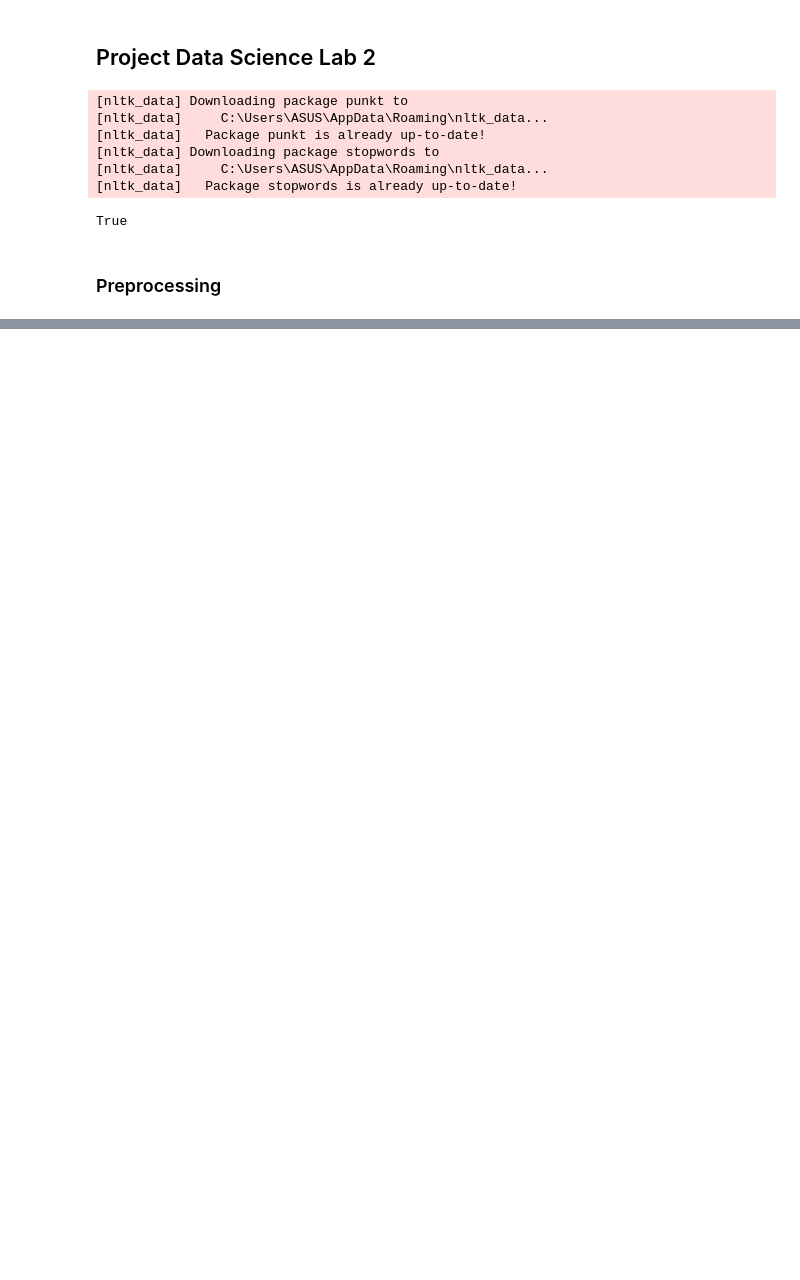
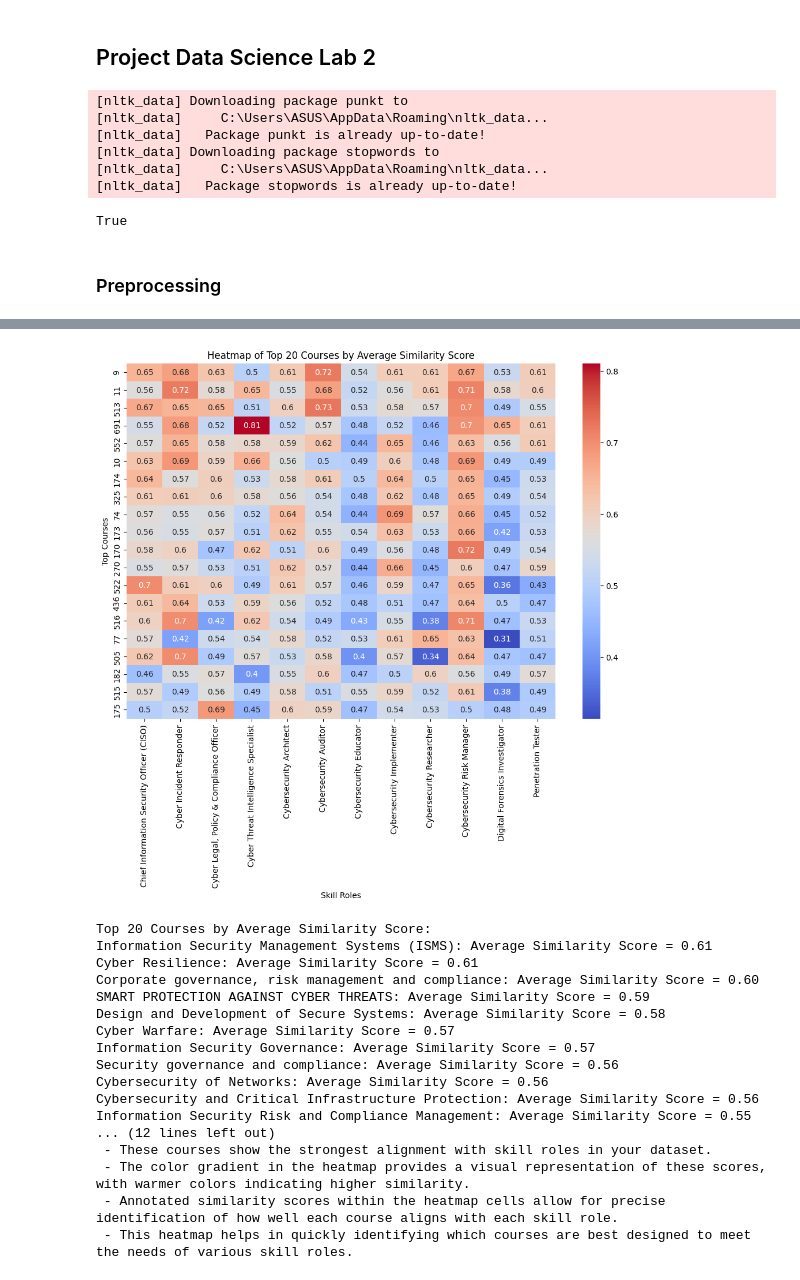
Before and after one commit to enzeeeh/ds-project, a Jupyter notebook: ds-lab2/main/main.ipynb, the cells around one changed output, grey strips where cells are left out. Drawn from its saved outputs; the diff is of its cells as text; code cells hidden in the pictures; blank space fills up the shorter version.

```diff
--- a/ds-lab2/main/main.ipynb
+++ b/ds-lab2/main/main.ipynb
@@ -383,0 +511,52 @@ Number of courses not aligned with any skill roles: 312
+# %%
+# 1. Add the "Course Title" column to the DataFrame
+similarity_df['Course Title'] = course_titles
+
+# 2. Identify the top 20 courses by their average similarity score
+top_courses_with_scores = similarity_df.iloc[:, :-1].mean(axis=1).nlargest(20)  # Excluding the last column before adding 'Course Title'
+top_courses = top_courses_with_scores.index
+
+# 3. Create a heatmap for the top 20 courses
+plt.figure(figsize=(12, 8))
+sns.heatmap(similarity_df.loc[top_courses, similarity_df.columns[:-1]], annot=True, cmap='coolwarm')
+plt.title('Heatmap of Top 20 Courses by Average Similarity Score')
+plt.xlabel('Skill Roles')
+plt.ylabel('Top Courses')
+plt.show()
+
+# 4. Print the top 20 courses with their average similarity scores using the "Course Title" column
+print("Top 20 Courses by Average Similarity Score:")
+for course in top_courses_with_scores.index:
+    avg_score = top_courses_with_scores.loc[course]
+    course_name = similarity_df.loc[course, 'Course Title']
+    print(f"{course_name}: Average Similarity Score = {avg_score:.2f}")
+
+# 5. Key insights from the heatmap
+max_score = top_courses_with_scores.max()
+min_score = top_courses_with_scores.min()
+
+print("\nKey Insights from the Heatmap:")
+print(f" - The top 20 courses were selected based on their average similarity scores, which range from {min_score:.2f} to {max_score:.2f}.")
+print(f" - These courses show the strongest alignment with skill roles in your dataset.")
+print(" - The color gradient in the heatmap provides a visual representation of these scores, with warmer colors indicating higher similarity.")
+print(" - Annotated similarity scores within the heatmap cells allow for precise identification of how well each course aligns with each skill role.")
+print(" - This heatmap helps in quickly identifying which courses are best designed to meet the needs of various skill roles.")
+# %% [output]
+[figure, added]
+Top 20 Courses by Average Similarity Score:
+Information Security Management Systems (ISMS): Average Similarity Score = 0.61
+Cyber Resilience: Average Similarity Score = 0.61
+Corporate governance, risk management and compliance: Average Similarity Score = 0.60
+SMART PROTECTION AGAINST CYBER THREATS: Average Similarity Score = 0.59
+Design and Development of Secure Systems: Average Similarity Score = 0.58
+Cyber Warfare: Average Similarity Score = 0.57
+Information Security Governance: Average Similarity Score = 0.57
+Security governance and compliance: Average Similarity Score = 0.56
+Cybersecurity of Networks: Average Similarity Score = 0.56
+Cybersecurity and Critical Infrastructure Protection: Average Similarity Score = 0.56
+Information Security Risk and Compliance Management: Average Similarity Score = 0.55
+... (12 lines left out)
+ - These courses show the strongest alignment with skill roles in your dataset.
+ - The color gradient in the heatmap provides a visual representation of these scores, with warmer colors indicating higher similarity.
+ - Annotated similarity scores within the heatmap cells allow for precise identification of how well each course aligns with each skill role.
+ - This heatmap helps in quickly identifying which courses are best designed to meet the needs of various skill roles.
```
Also changed, not shown: parts of 8 cells of this notebook, 3 other files.
